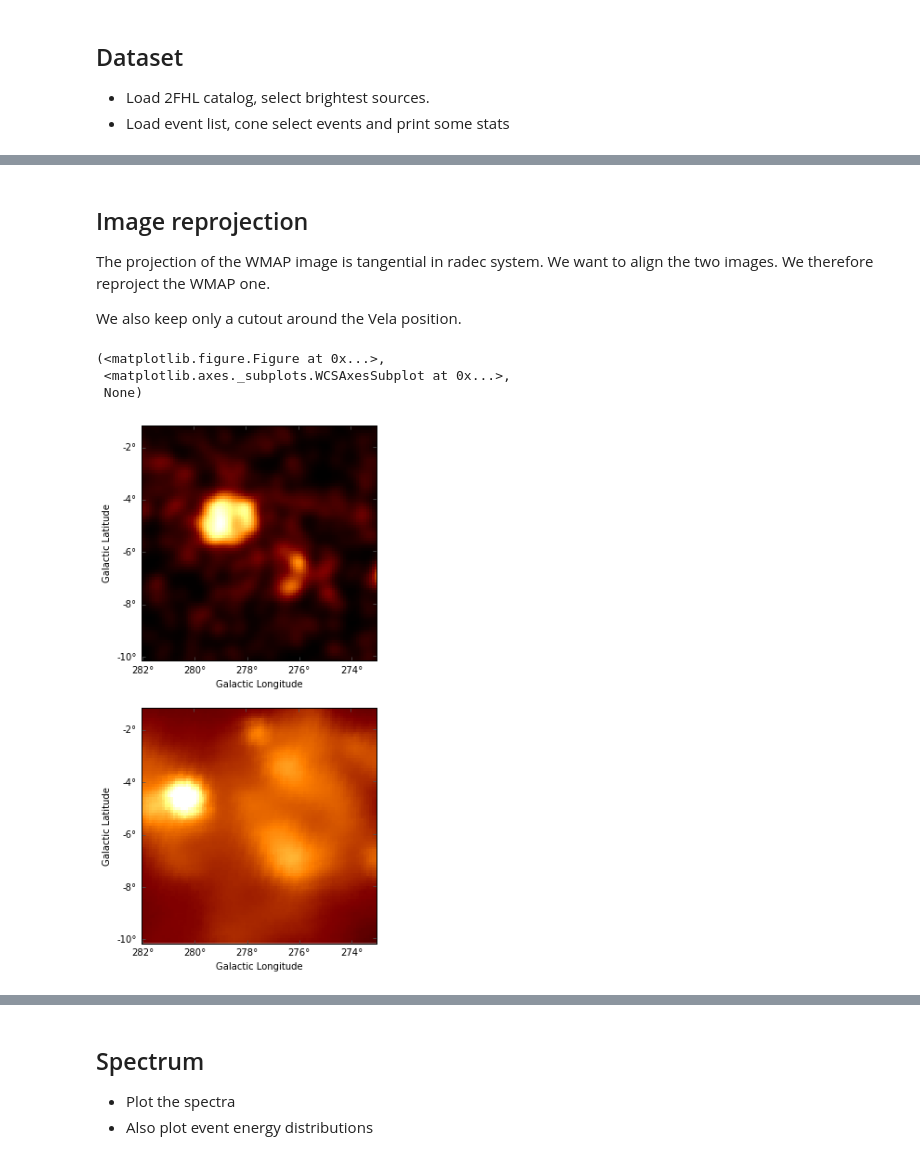
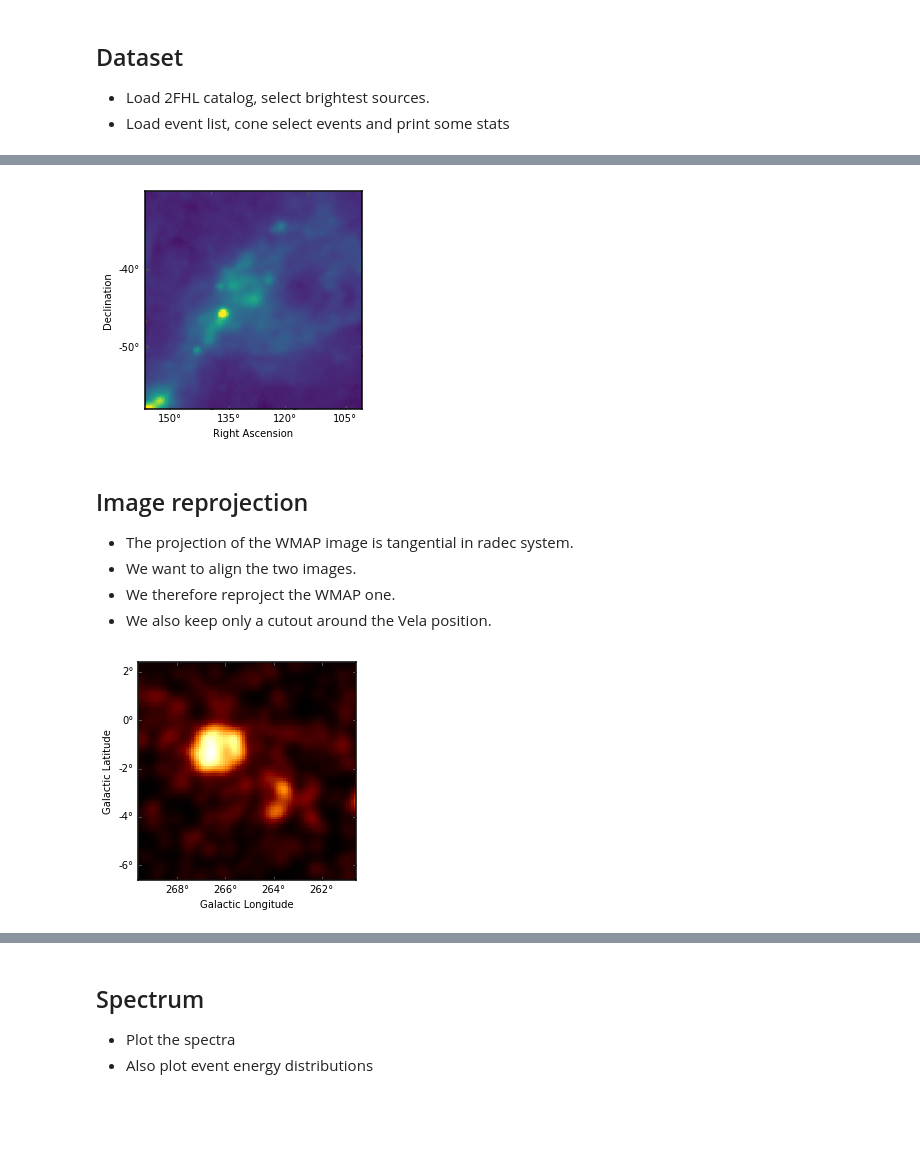
Before and after one commit to gammapy/gammapy-extra, a Jupyter notebook: notebooks/first_steps.ipynb, the cells around one changed output, grey strips where cells are left out. Cells and saved outputs as stored; diff of their text form; code cells hidden in the pictures; blank space fills up the shorter version.

```diff
--- a/notebooks/first_steps.ipynb
+++ b/notebooks/first_steps.ipynb
@@ -88,27 +87,12 @@ WARNING:astropy:AstropyDeprecationWarning: astropy.utils.compat.odict.OrderedDic
+# %%
+norm = vela_wmap.plot_norm(stretch='sqrt',max_percent=99.9)
+vela_wmap.plot(cmap='viridis',norm=norm);
+# %% [output]
+[figure, added]
 # %% [markdown]
 ## Image reprojection
 
-The projection of the WMAP image is tangential in radec system.  We want to align the two images. We therefore reproject the WMAP one.
-
-We also keep only a cutout around the Vela position.
+* The projection of the WMAP image is tangential in radec system.
+* We want to align the two images.
+* We therefore reproject the WMAP one.
+* We also keep only a cutout around the Vela position.
-# %%
-### Reproject WMAP image on Fermi image WCS
-reproj_wmap = vela_wmap.reproject(vela_smooth)
-
-# Image center
-center = SkyCoord(265.0*u.deg,-2.0*u.deg,frame='galactic')
-size = 9.0*u.deg
-
-
-# Now plot
-fig = plt.figure(figsize=(7,10))
-ax1 = fig.add_subplot(2, 1, 1, projection=vela_smooth.wcs)
-vela_smooth.cutout(center,size).plot(ax=ax1,cmap='afmhot')
-
-ax2 = fig.add_subplot(2, 1, 2, projection=reproj_wmap.wcs)
-reproj_wmap.cutout(center,size).plot(ax=ax2,cmap='afmhot',norm=norm)
-# %% [output]
-(<matplotlib.figure.Figure at 0x...>,
- <matplotlib.axes._subplots.WCSAxesSubplot at 0x...>,
- None)
-[figure, removed]
@@ -114,0 +109,4 @@ reproj_wmap.cutout(center,size).plot(ax=ax2,cmap='afmhot',norm=norm)
+# %%
+vela_cutout.plot();
+# %% [output]
+[figure, added]
```
Also changed, not shown: parts of 20 cells of this notebook.
